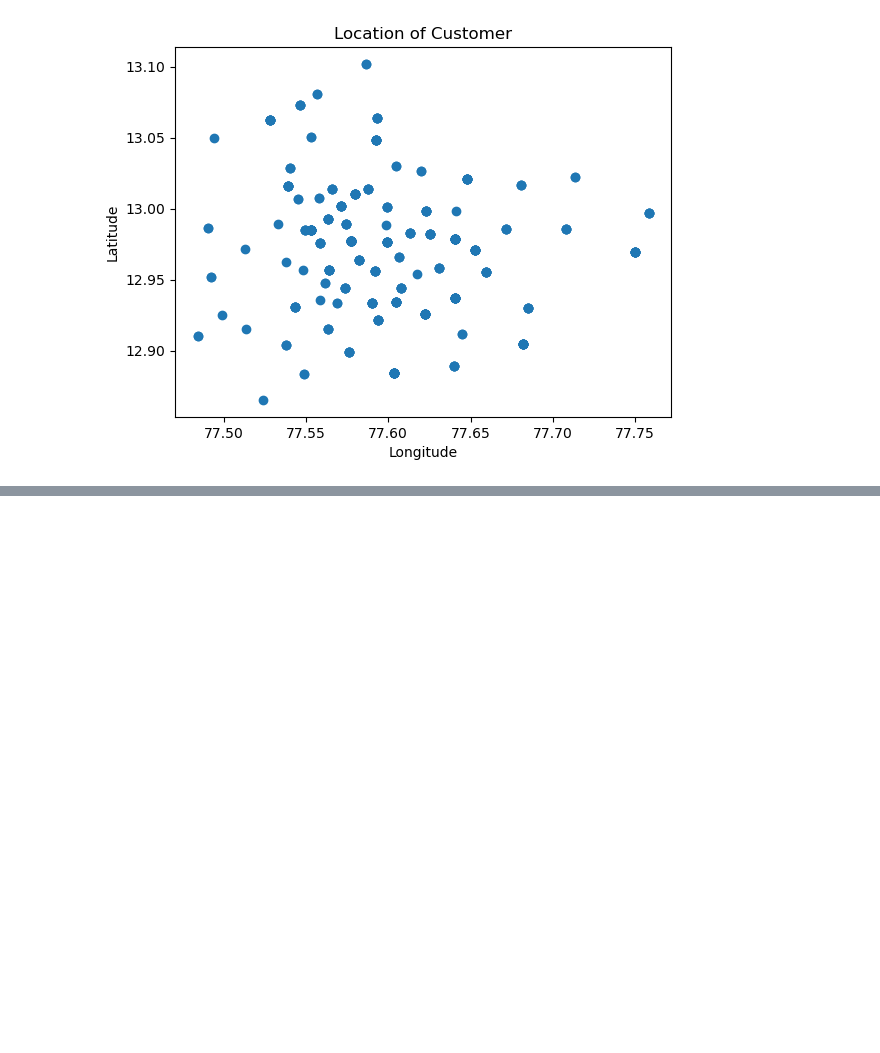
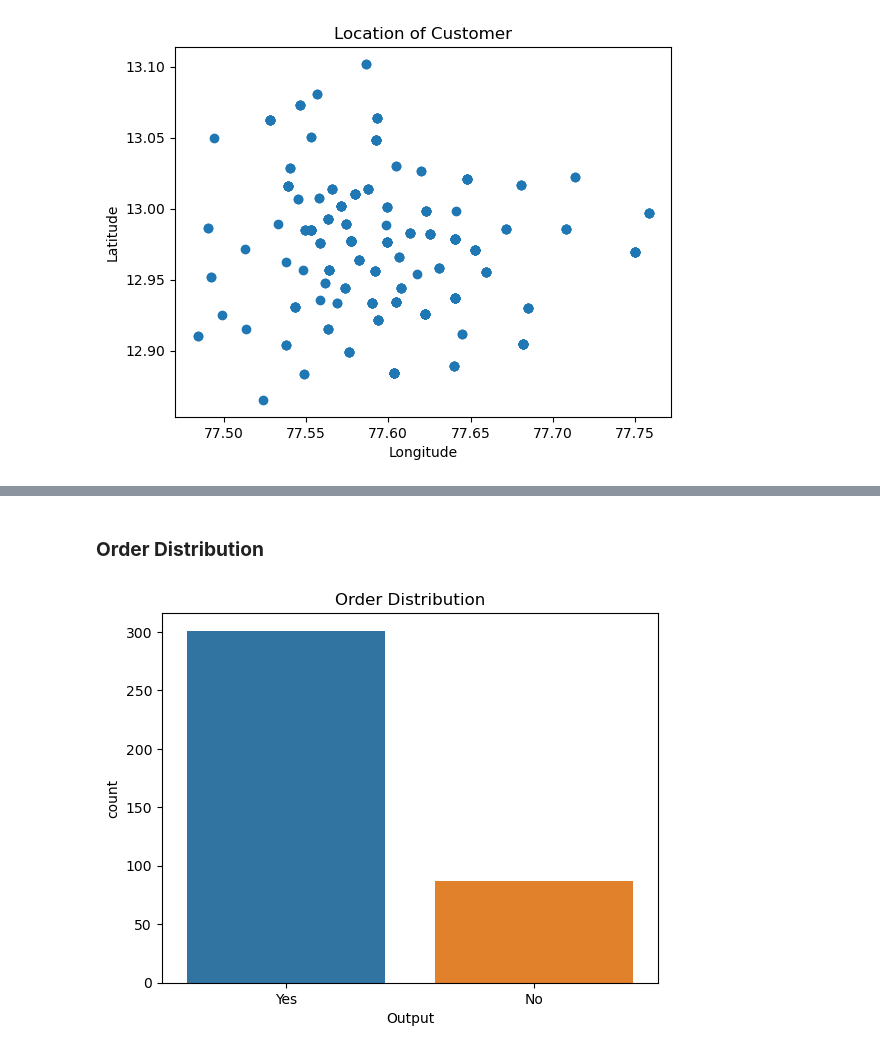
Before and after one commit to ranjithbalank/datascience, a Jupyter notebook: Visualization Exploration-Food dataset/Project1.ipynb, the cells around one changed output, grey strips where cells are left out. Drawn from its saved outputs; the diff is of its cells as text; code cells hidden in the pictures; blank space fills up the shorter version.

```diff
--- a/Visualization Exploration-Food dataset/Project1.ipynb
+++ b/Visualization Exploration-Food dataset/Project1.ipynb
@@ -152,0 +161,8 @@ plt.show()
+# %% [markdown]
+### **Order Distribution**
+# %%
+sns.countplot(data,x="Output")
+plt.title("Order Distribution")
+plt.show()
+# %% [output]
+[figure, added]
```
Also changed, not shown: parts of 28 cells of this notebook.
